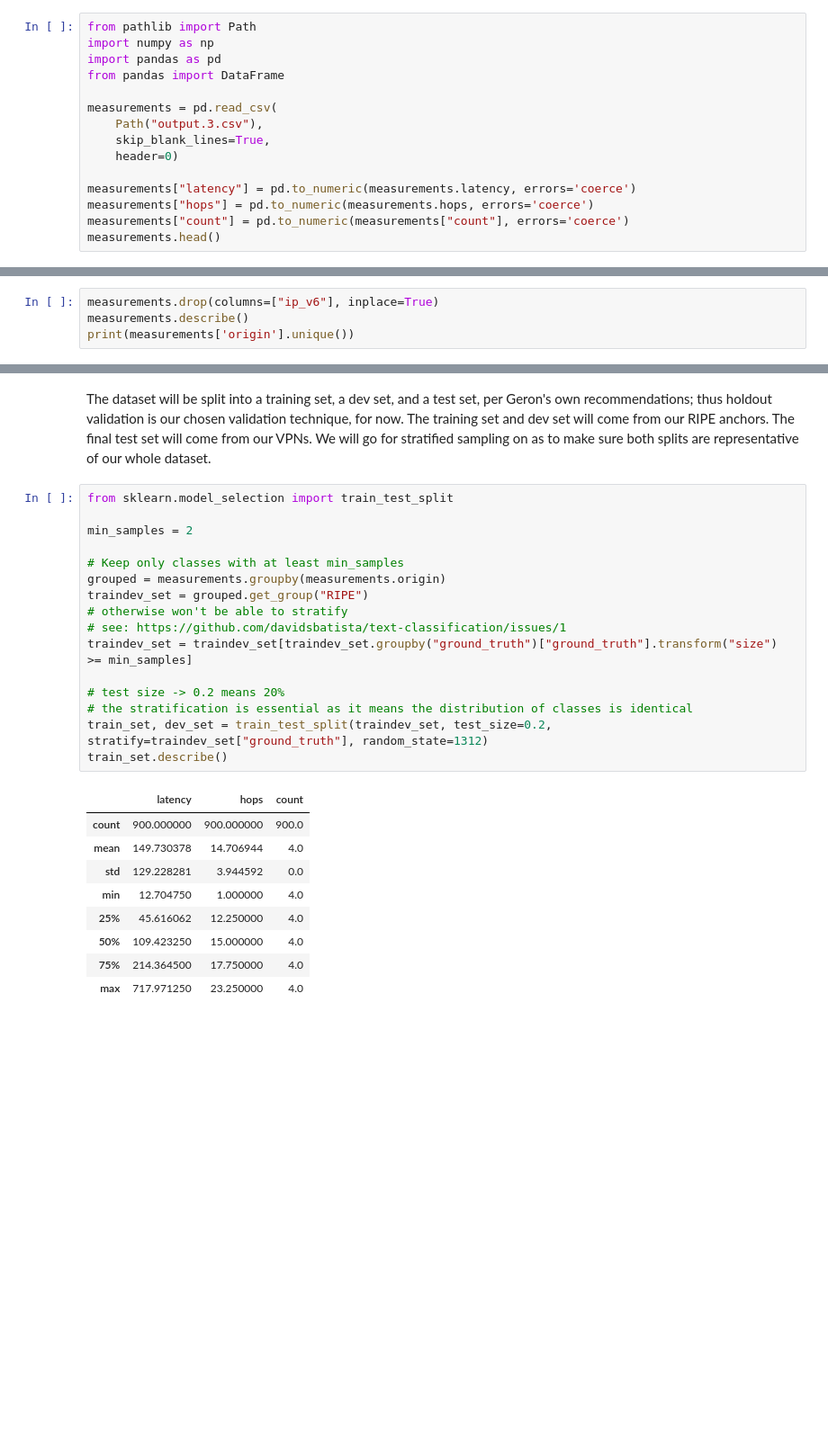
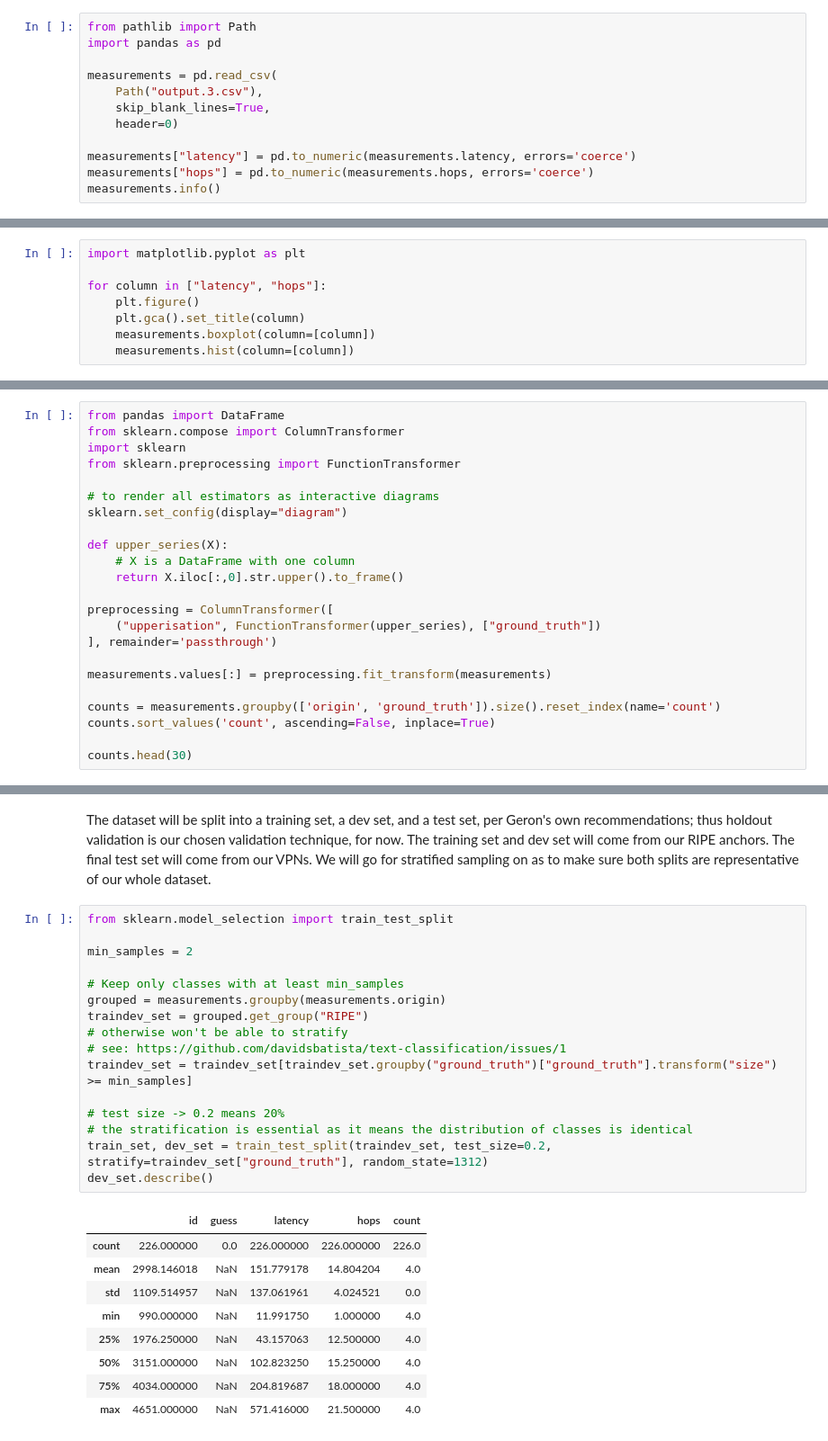
Before and after one commit to rtafurthgarcia/COM763-Assignment, a Jupyter notebook: preparation.ipynb, the cells around one changed output, grey strips where cells are left out. Shown at 90% size. Cells and saved outputs as stored; diff of their text form; blank space fills up the shorter version.

Commit message:
Finished the preprocessing by making sure all labels are uppercase, and that the hops and latency features are on the same scale. Showing the histograms was also helpful.

```diff
--- a/preparation.ipynb
+++ b/preparation.ipynb
@@ -4,8 +5,6 @@ Just about reading the CSV and looking at basic facts. I'm aware of the risks th
 # %%
 from pathlib import Path
-import numpy as np
 import pandas as pd
-from pandas import DataFrame
 
 measurements = pd.read_csv(
     Path("output.3.csv"),
@@ -14,6 +13,5 @@ measurements = pd.read_csv(
 
 measurements["latency"] = pd.to_numeric(measurements.latency, errors='coerce')
 measurements["hops"] = pd.to_numeric(measurements.hops, errors='coerce')
-measurements["count"] = pd.to_numeric(measurements["count"], errors='coerce')
-measurements.head()
+measurements.info()
 # %% [output]
@@ -51,5 +37,9 @@ The spread is not that impressive, but when it comes to hops, it appears it is s
 # %%
-measurements.drop(columns=["ip_v6"], inplace=True)
-measurements.describe()
-print(measurements['origin'].unique())
+import matplotlib.pyplot as plt
+
+for column in ["latency", "hops"]:
+    plt.figure()
+    plt.gca().set_title(column)
+    measurements.boxplot(column=[column])
+    measurements.hist(column=[column])
 # %% [output]
@@ -91,0 +74,23 @@ plt.show()
+# %%
+from pandas import DataFrame
+from sklearn.compose import ColumnTransformer
+import sklearn
+from sklearn.preprocessing import FunctionTransformer
+
+# to render all estimators as interactive diagrams
+sklearn.set_config(display="diagram")
+
+def upper_series(X):
+    # X is a DataFrame with one column
+    return X.iloc[:,0].str.upper().to_frame()
+
+preprocessing = ColumnTransformer([
+    ("upperisation", FunctionTransformer(upper_series), ["ground_truth"])
+], remainder='passthrough')
+
+measurements.values[:] = preprocessing.fit_transform(measurements)
+
+counts = measurements.groupby(['origin', 'ground_truth']).size().reset_index(name='count')
+counts.sort_values('count', ascending=False, inplace=True)
+
+counts.head(30)
@@ -94,27 +146,27 @@ The dataset will be split into a training set, a dev set, and a test set, per Ge
 # %%
 from sklearn.model_selection import train_test_split
 
 min_samples = 2
 
 # Keep only classes with at least min_samples
 grouped = measurements.groupby(measurements.origin)
 traindev_set = grouped.get_group("RIPE")
 # otherwise won't be able to stratify
 # see: https://github.com/davidsbatista/text-classification/issues/1
 traindev_set = traindev_set[traindev_set.groupby("ground_truth")["ground_truth"].transform("size") >= min_samples]
 
 # test size -> 0.2 means 20%
 # the stratification is essential as it means the distribution of classes is identical
 train_set, dev_set = train_test_split(traindev_set, test_size=0.2, stratify=traindev_set["ground_truth"], random_state=1312)
-train_set.describe()
+dev_set.describe()
 # %% [output]
-|  | latency | hops | count |
-| count | 900.000000 | 900.000000 | 900.0 |
-| mean | 149.730378 | 14.706944 | 4.0 |
-| std | 129.228281 | 3.944592 | 0.0 |
-| min | 12.704750 | 1.000000 | 4.0 |
-| 25% | 45.616062 | 12.250000 | 4.0 |
-| 50% | 109.423250 | 15.000000 | 4.0 |
-| 75% | 214.364500 | 17.750000 | 4.0 |
-| max | 717.971250 | 23.250000 | 4.0 |
+|  | id | guess | latency | hops | count |
+| count | 226.000000 | 0.0 | 226.000000 | 226.000000 | 226.0 |
+| mean | 2998.146018 | NaN | 151.779178 | 14.804204 | 4.0 |
+| std | 1109.514957 | NaN | 137.061961 | 4.024521 | 0.0 |
+| min | 990.000000 | NaN | 11.991750 | 1.000000 | 4.0 |
+| 25% | 1976.250000 | NaN | 43.157063 | 12.500000 | 4.0 |
+| 50% | 3151.000000 | NaN | 102.823250 | 15.250000 | 4.0 |
+| 75% | 4034.000000 | NaN | 204.819687 | 18.000000 | 4.0 |
+| max | 4651.000000 | NaN | 571.416000 | 21.500000 | 4.0 |
 # %% [markdown]
```
Also changed, not shown: parts of 14 cells of this notebook.
